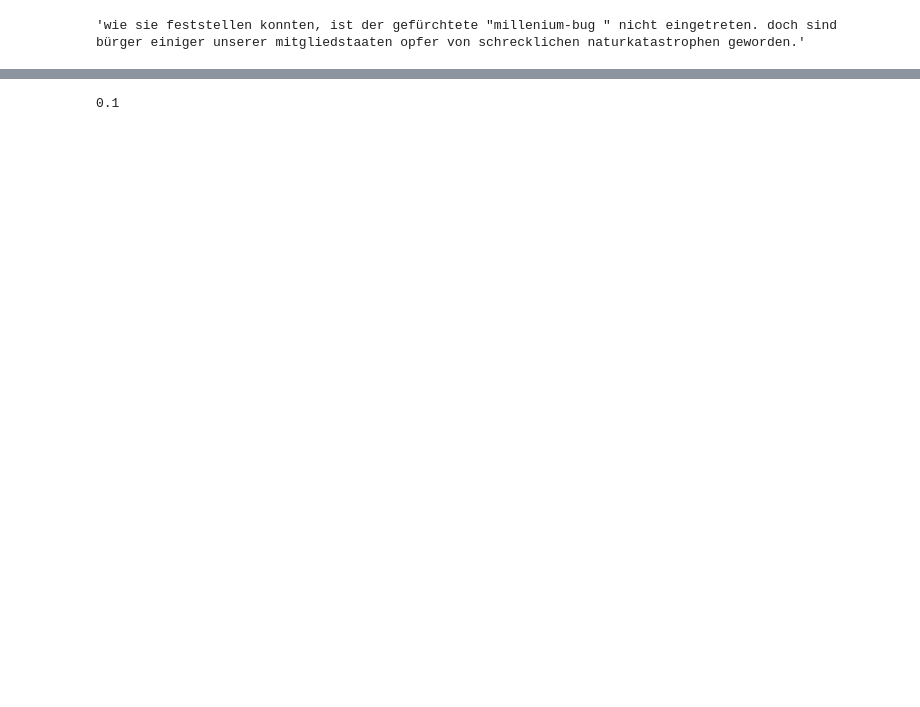
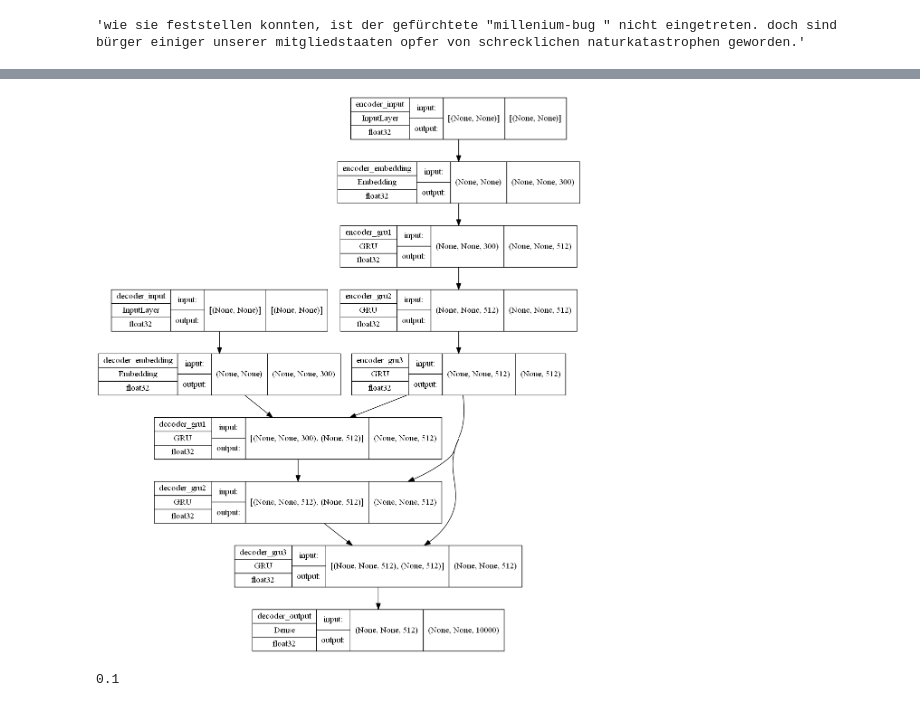
Before and after one commit to AhmedTammaa/English-German-Translator, a Jupyter notebook: Machine Translation.ipynb, the cells around one changed output, grey strips where cells are left out. Cells and saved outputs as stored; diff of their text form; code cells hidden in the pictures; blank space fills up the shorter version.

```diff
--- a/Machine Translation.ipynb
+++ b/Machine Translation.ipynb
@@ -305,0 +228,13 @@ callbacks = [callback_early_stopping,
+# %%
+tf.keras.utils.plot_model(
+    model_train,
+    show_shapes=True,
+    show_dtype=True,
+    show_layer_names=True,
+    rankdir="TB",
+    expand_nested=True,
+    dpi=96,
+    layer_range=None,
+)
+# %% [output]
+[figure, added]
```
Also changed, not shown: parts of 49 cells of this notebook, 3 other files.
